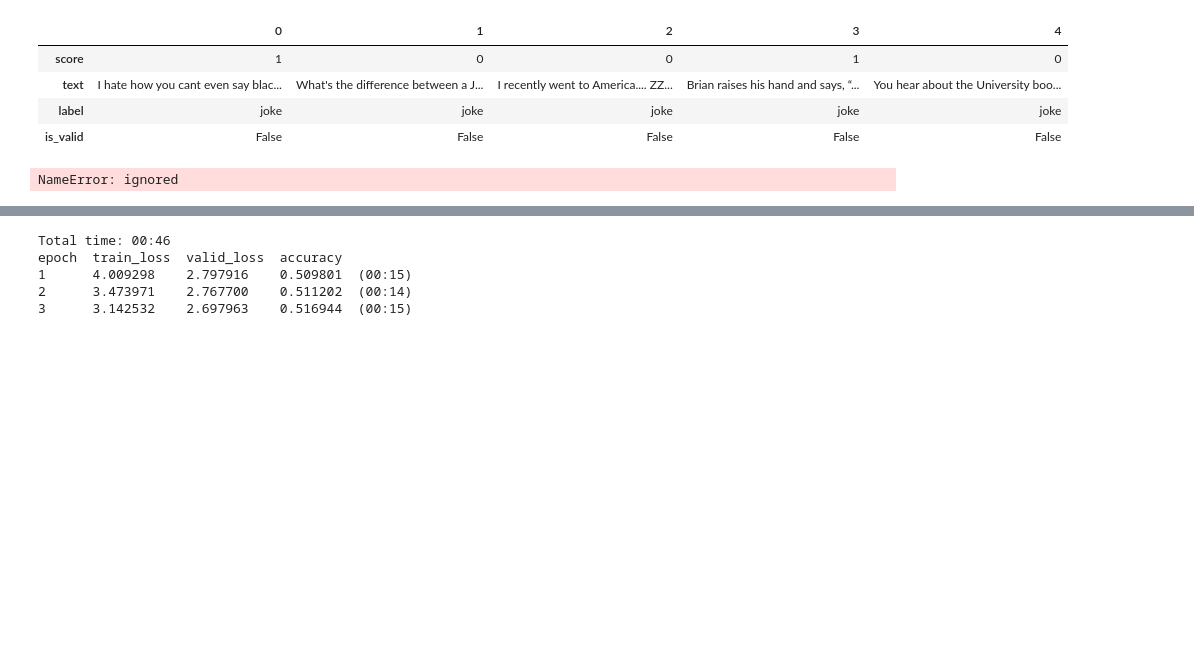
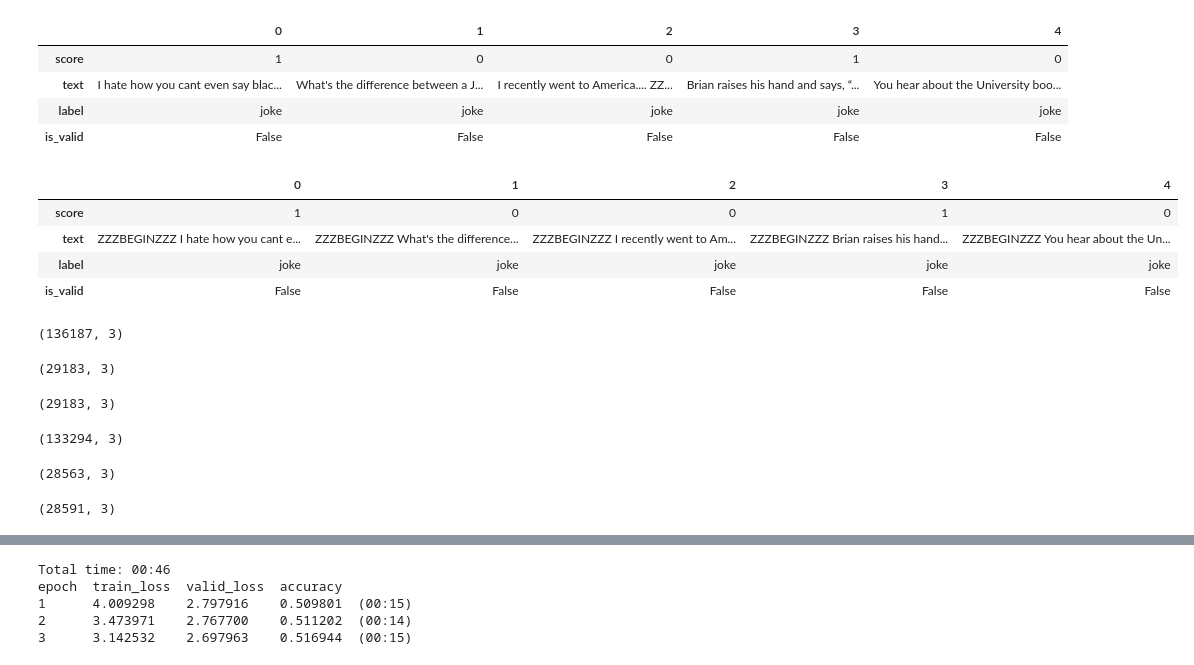
Before and after one commit to gdoteof/neuralnet_stuff, a Jupyter notebook: rjokes_languagemodel.ipynb, the cells around one changed output, grey strips where cells are left out. Saved outputs shown, nothing was run; the diff lists cells and outputs as text; code cells hidden in the pictures; blank space fills up the shorter version.

```diff
--- a/rjokes_languagemodel.ipynb
+++ b/rjokes_languagemodel.ipynb
@@ -66,7 +72,15 @@ df.head().T
 | text | I hate how you cant even say blac... | What's the difference between a J... | I recently went to America.... ZZ... | Brian raises his hand and says, “... | You hear about the University boo... |
 | label | joke | joke | joke | joke | joke |
 | is_valid | False | False | False | False | False |
+# %%
+df['text'] = 'ZZZBEGINZZZ ' + df['text'] + ' ZZZENDZZZ'
+# %%
+df.head().T
+# %% [output]
+|  | 0 | 1 | 2 | 3 | 4 |
+| score | 1 | 0 | 0 | 1 | 0 |
+| text | ZZZBEGINZZZ I hate how you cant e... | ZZZBEGINZZZ What's the difference... | ZZZBEGINZZZ I recently went to Am... | ZZZBEGINZZZ Brian raises his hand... | ZZZBEGINZZZ You hear about the Un... |
+| label | joke | joke | joke | joke | joke |
+| is_valid | False | False | False | False | False |
 # %%
-df = df[df['score'] > 17]
+del df['score']
-# %% [output]
-NameError: ignored
@@ -72,0 +89,6 @@ NameError: ignored
+# %%
+display(train.shape,validate.shape,test.shape)
+# %% [output]
+(136187, 3)
+(29183, 3)
+(29183, 3)
@@ -72,0 +99,7 @@ NameError: ignored
+# %%
+display(train.shape,data_lm = TextLMDataBunch.load(path, 'tmp_lm', bs=bs)
+validate.shape,test.shape)
+# %% [output]
+(133294, 3)
+(28563, 3)
+(28591, 3)
```
Also changed, not shown: parts of 17 cells of this notebook.
